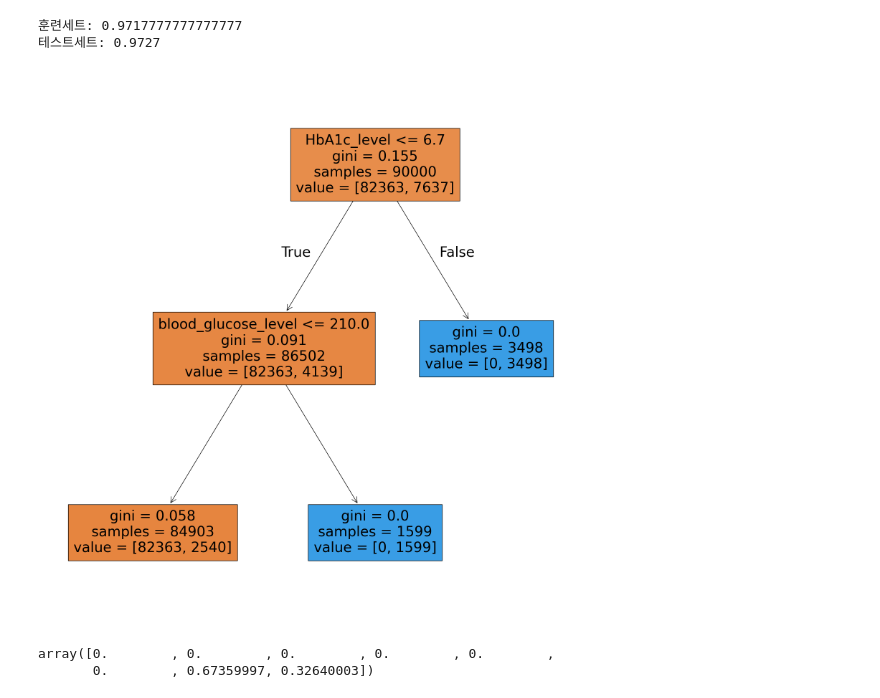
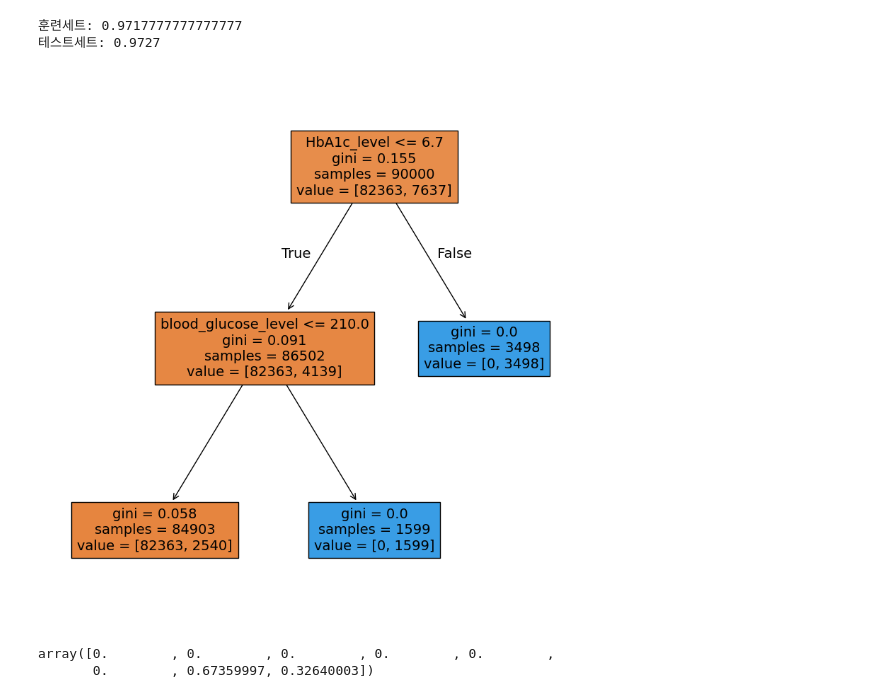
Before and after one commit to Daeun-Oh/ai_class_source, a Jupyter notebook: 09 Fintech-ML-DL/source/day06/ex02.ipynb, the cells around one changed output. Cells and saved outputs as stored; diff of their text form; code cells hidden in the pictures.

```diff
--- a/09 Fintech-ML-DL/source/day06/ex02.ipynb
+++ b/09 Fintech-ML-DL/source/day06/ex02.ipynb
@@ -66,11 +66,11 @@ print("테스트세트:", dt.score(test_input, test_target))
 테스트세트: 0.9727
 # %%
 import matplotlib.pyplot as plt
-plt.figure(figsize=(20, 20))
+plt.figure(figsize=(10, 10))
 plot_tree(dt, filled=True, feature_names=['gender','age','hypertension','heart_disease','smoking_history','bmi','HbA1c_level','blood_glucose_level'])
 plt.show()
 # %% [output]
-[figure, old version]
+[figure, new version]
 # %%
 dt.feature_importances_
 # %% [output]
```
Also changed, not shown: 6 other files.
